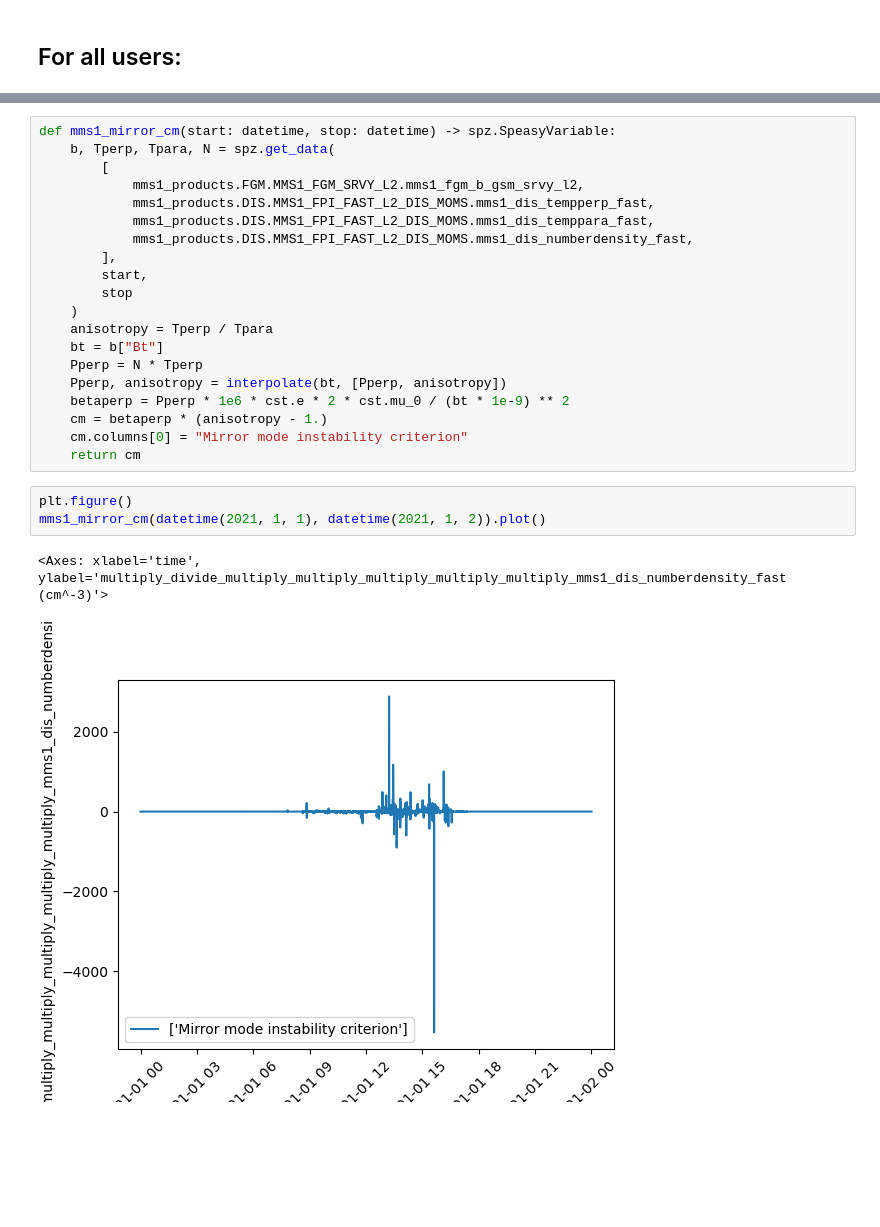
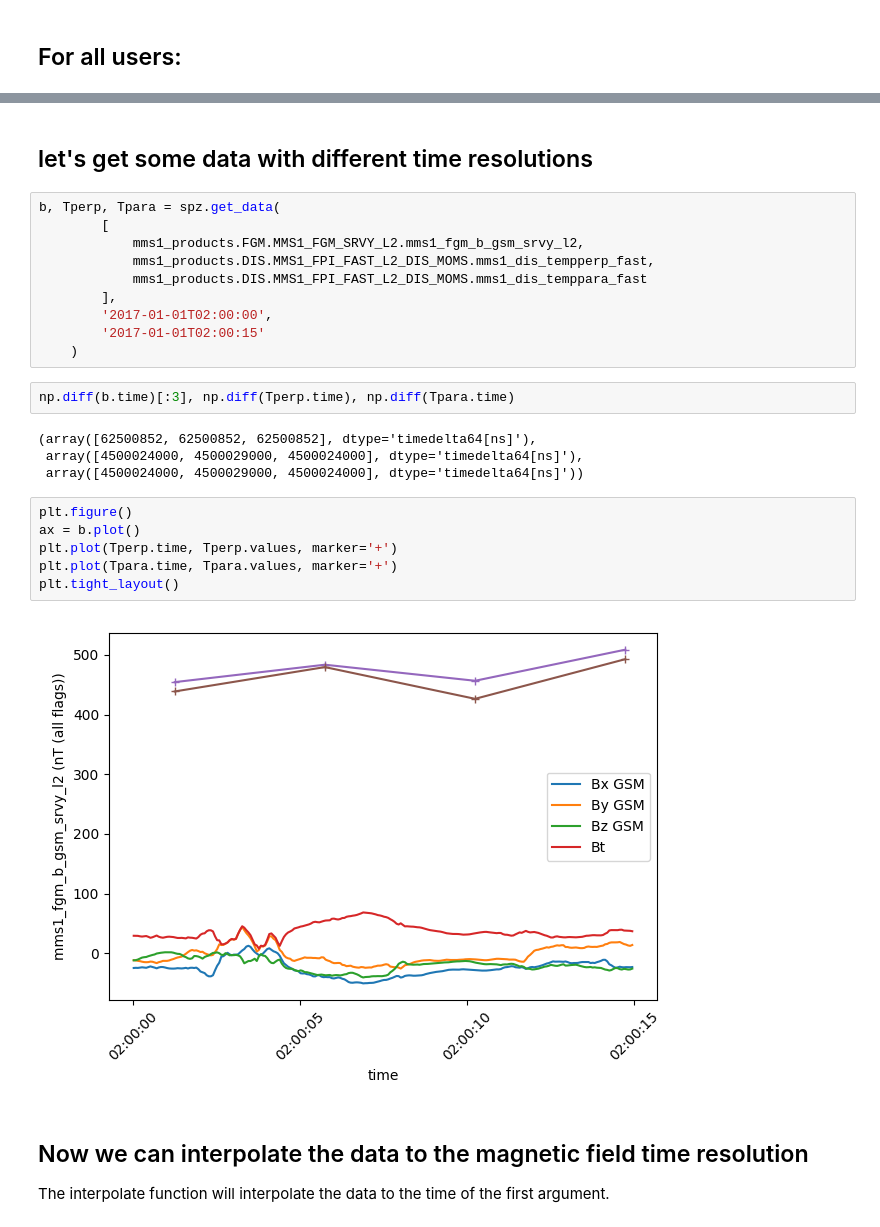
Before and after one commit to SciQLop/speasy, a Jupyter notebook: docs/examples/Resampling.ipynb, the cells around one changed output, grey strips where cells are left out. Saved outputs shown, nothing was run; the diff lists cells and outputs as text; blank space fills up the shorter version.

```diff
--- a/docs/examples/Resampling.ipynb
+++ b/docs/examples/Resampling.ipynb
@@ -27,26 +25,30 @@ import scipy.constants as cst
-# %%
-def mms1_mirror_cm(start: datetime, stop: datetime) -> spz.SpeasyVariable:
-    b, Tperp, Tpara, N = spz.get_data(
-        [
-            mms1_products.FGM.MMS1_FGM_SRVY_L2.mms1_fgm_b_gsm_srvy_l2,
-            mms1_products.DIS.MMS1_FPI_FAST_L2_DIS_MOMS.mms1_dis_tempperp_fast,
-            mms1_products.DIS.MMS1_FPI_FAST_L2_DIS_MOMS.mms1_dis_temppara_fast,
-            mms1_products.DIS.MMS1_FPI_FAST_L2_DIS_MOMS.mms1_dis_numberdensity_fast,
-        ],
-        start,
-        stop
-    )
-    anisotropy = Tperp / Tpara
-    bt = b["Bt"]
-    Pperp = N * Tperp
-    Pperp, anisotropy = interpolate(bt, [Pperp, anisotropy])
-    betaperp = Pperp * 1e6 * cst.e * 2 * cst.mu_0 / (bt * 1e-9) ** 2
-    cm = betaperp * (anisotropy - 1.)
-    cm.columns[0] = "Mirror mode instability criterion"
-    return cm
-# %%
-plt.figure()
-mms1_mirror_cm(datetime(2021, 1, 1), datetime(2021, 1, 2)).plot()
-# %% [output]
-<Axes: xlabel='time', ylabel='multiply_divide_multiply_multiply_multiply_multiply_multiply_mms1_dis_numberdensity_fast (cm^-3)'>
-[figure, removed]
+# %% [markdown]
+## let's get some data with different time resolutions
+# %%
+b, Tperp, Tpara = spz.get_data(
+        [
+            mms1_products.FGM.MMS1_FGM_SRVY_L2.mms1_fgm_b_gsm_srvy_l2,
+            mms1_products.DIS.MMS1_FPI_FAST_L2_DIS_MOMS.mms1_dis_tempperp_fast,
+            mms1_products.DIS.MMS1_FPI_FAST_L2_DIS_MOMS.mms1_dis_temppara_fast
+        ],
+        '2017-01-01T02:00:00',
+        '2017-01-01T02:00:15'
+    )
+# %%
+np.diff(b.time)[:3], np.diff(Tperp.time), np.diff(Tpara.time)
+# %% [output]
+(array([62500852, 62500852, 62500852], dtype='timedelta64[ns]'),
+ array([4500024000, 4500029000, 4500024000], dtype='timedelta64[ns]'),
+ array([4500024000, 4500029000, 4500024000], dtype='timedelta64[ns]'))
+# %%
+plt.figure()
+ax = b.plot()
+plt.plot(Tperp.time, Tperp.values, marker='+')
+plt.plot(Tpara.time, Tpara.values, marker='+')
+plt.tight_layout()
+# %% [output]
+[figure, added]
+# %% [markdown]
+## Now we can interpolate the data to the magnetic field time resolution
+
+The interpolate function will interpolate the data to the time of the first argument.
```
Also changed, not shown: parts of 4 cells of this notebook, 19 other files.
